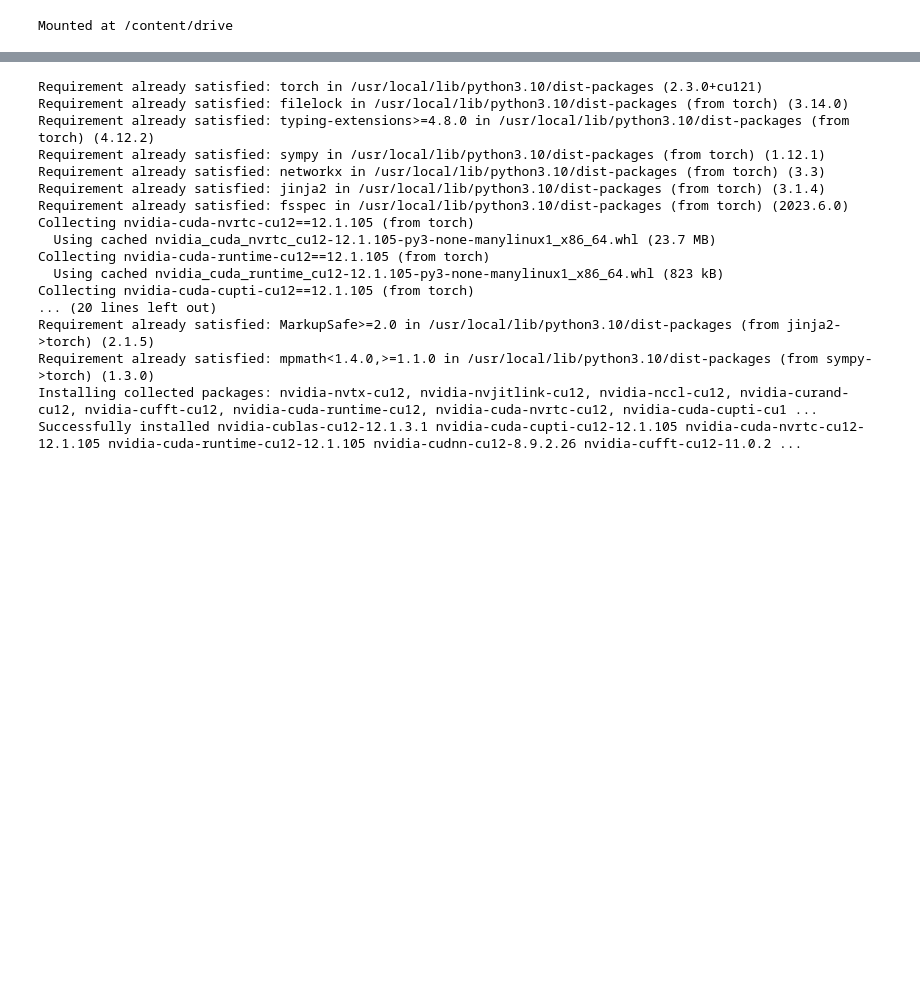
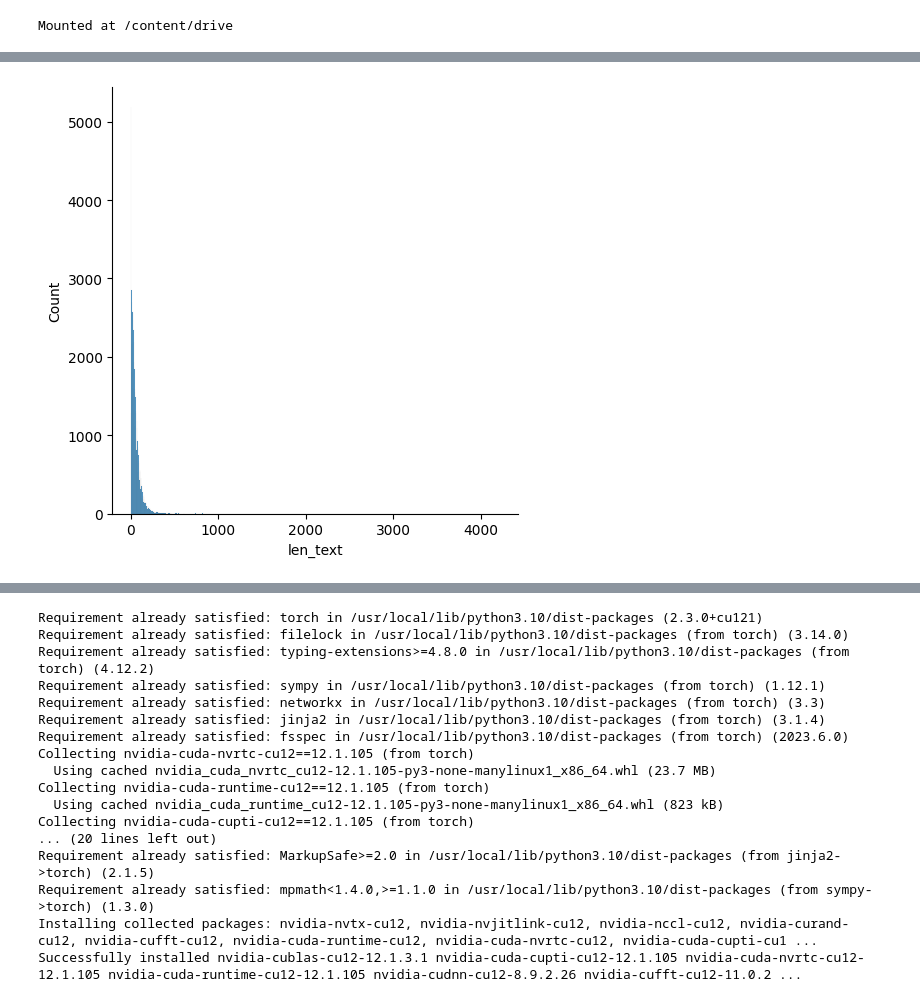
Before and after one commit to najouaelfethi/Chatbot-Friends, a Jupyter notebook: chatbot_transformers.ipynb, the cells around one changed output, grey strips where cells are left out. Drawn from its saved outputs; the diff is of its cells as text; code cells hidden in the pictures; blank space fills up the shorter version.

```diff
--- a/chatbot_transformers.ipynb
+++ b/chatbot_transformers.ipynb
@@ -7,0 +138,7 @@ Mounted at /content/drive
+# %%
+#Pour la colonne text
+df['len_text'] = df['text'].str.len()
+sns.displot(df['len_text'])
+plt.show()
+# %% [output]
+[figure, added]
```
Also changed, not shown: parts of 63 cells of this notebook.
